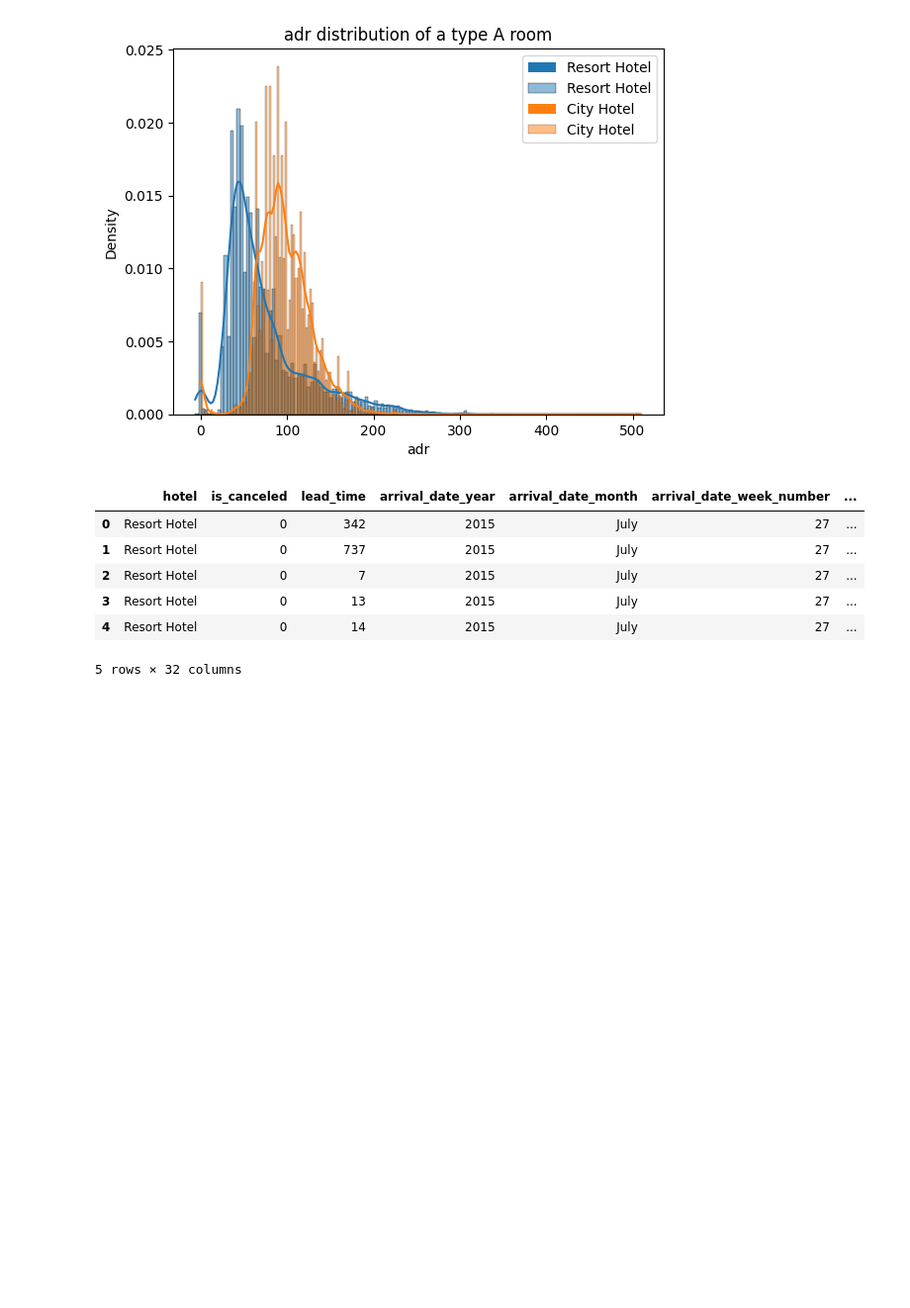
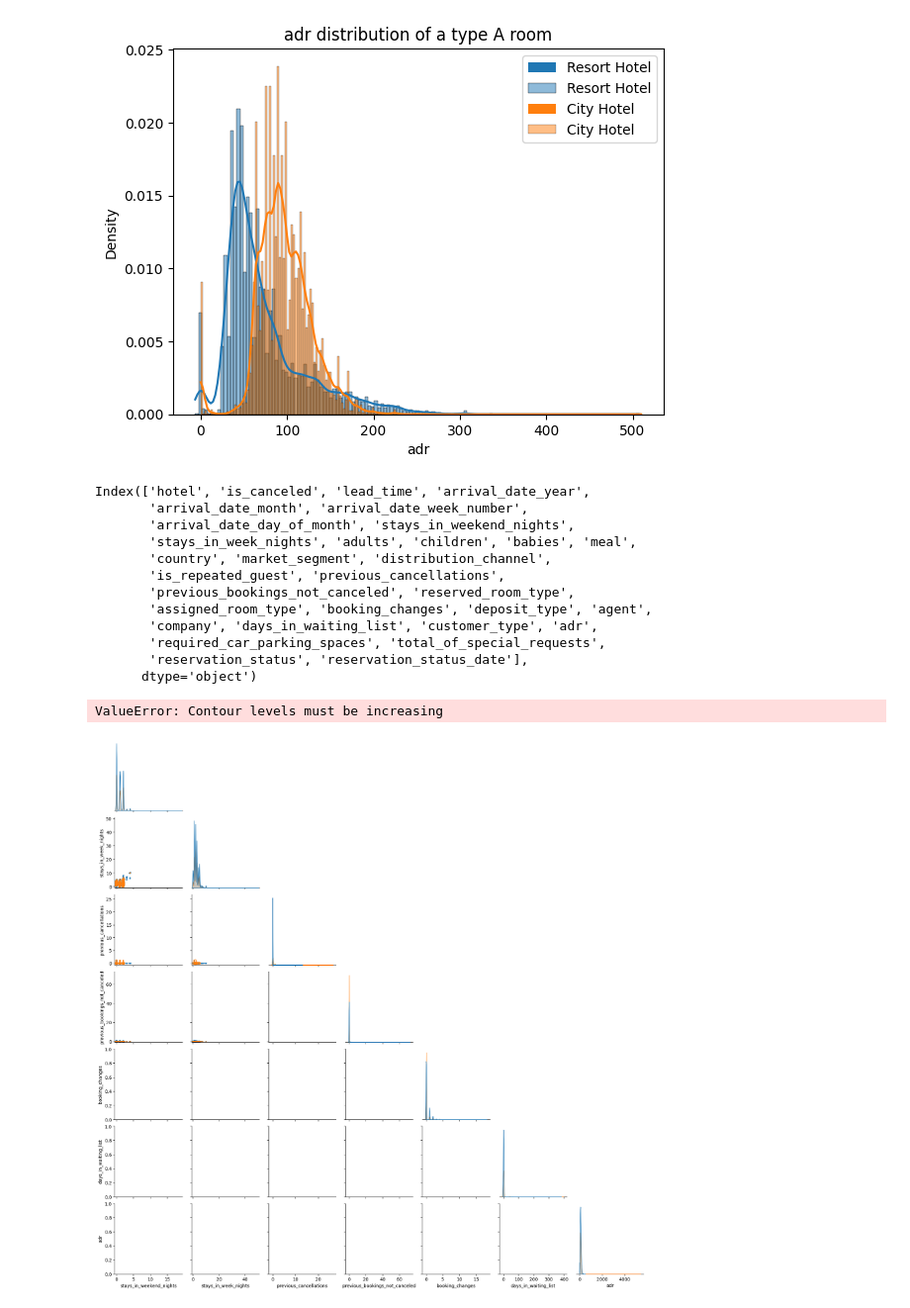
Before and after one commit to TheDandyCodes/TFG-ADE, a Jupyter notebook: booking.ipynb, the cells around one changed output. Shown at 99% size. Saved outputs shown, nothing was run; the diff lists cells and outputs as text; code cells hidden in the pictures; blank space fills up the shorter version.

```diff
--- a/booking.ipynb
+++ b/booking.ipynb
@@ -109,13 +109,18 @@ plt.show()
 # %% [output]
 [figure]
 # %%
-data_no_canceled.head()
+data_no_canceled.columns
 # %% [output]
-|  | hotel | is_canceled | lead_time | arrival_date_year | arrival_date_month | arrival_date_week_number | ... |
-| 0 | Resort Hotel | 0 | 342 | 2015 | July | 27 | ... |
-| 1 | Resort Hotel | 0 | 737 | 2015 | July | 27 | ... |
-| 2 | Resort Hotel | 0 | 7 | 2015 | July | 27 | ... |
-| 3 | Resort Hotel | 0 | 13 | 2015 | July | 27 | ... |
-| 4 | Resort Hotel | 0 | 14 | 2015 | July | 27 | ... |
-5 rows × 32 columns
+Index(['hotel', 'is_canceled', 'lead_time', 'arrival_date_year',
+       'arrival_date_month', 'arrival_date_week_number',
+       'arrival_date_day_of_month', 'stays_in_weekend_nights',
+       'stays_in_week_nights', 'adults', 'children', 'babies', 'meal',
+       'country', 'market_segment', 'distribution_channel',
+       'is_repeated_guest', 'previous_cancellations',
+       'previous_bookings_not_canceled', 'reserved_room_type',
+       'assigned_room_type', 'booking_changes', 'deposit_type', 'agent',
+       'company', 'days_in_waiting_list', 'customer_type', 'adr',
+       'required_car_parking_spaces', 'total_of_special_requests',
+       'reservation_status', 'reservation_status_date'],
+      dtype='object')
 # %%
@@ -122,0 +129,5 @@ sns.pairplot(data_no_canceled, hue='reserved_room_type', vars=['lead_time', 'sta
+# %%
+sns.pairplot(data, hue='is_canceled', vars=['stays_in_weekend_nights', 'stays_in_week_nights', 'previous_cancellations', 'previous_bookings_not_canceled', 'booking_changes', 'days_in_waiting_list', 'adr'], kind='kde', corner=True)
+# %% [output]
+ValueError: Contour levels must be increasing
+[figure, added]
```
Also changed, not shown: parts of 2 cells of this notebook.
